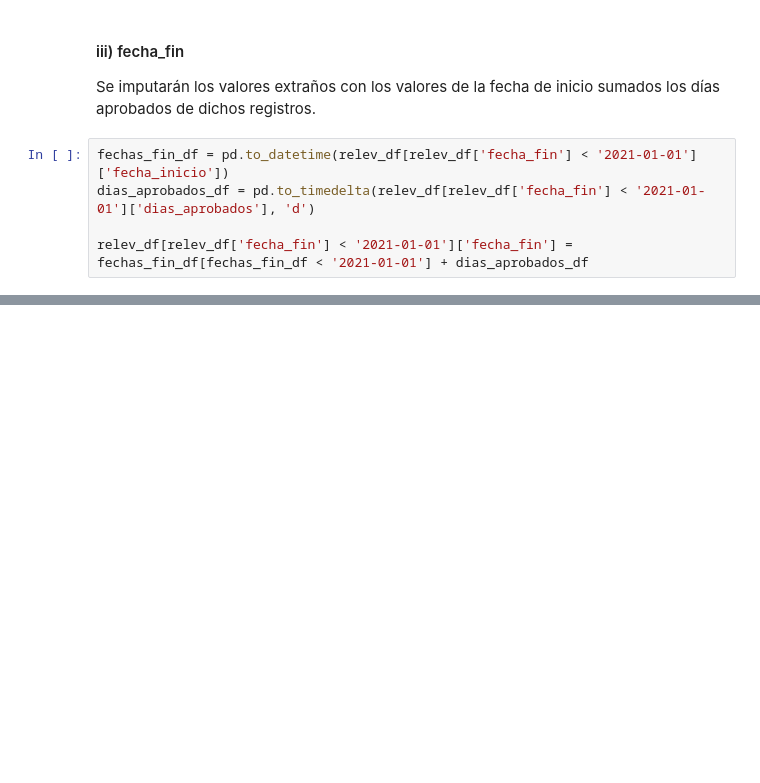
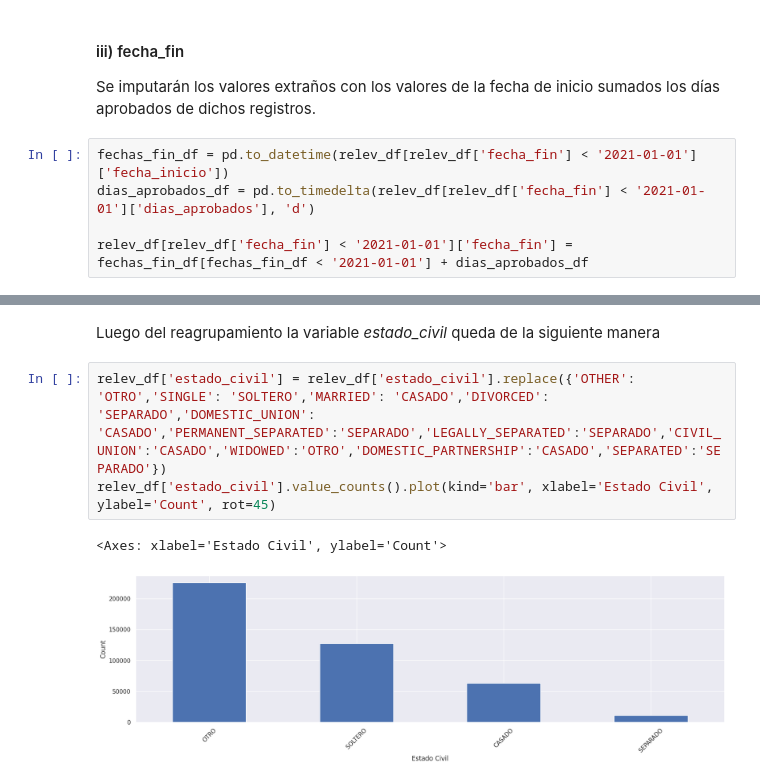
Before and after one commit to grabyc/diplodatos-mentoria, a Jupyter notebook: TP02/TP02_Consignas.ipynb, the cells around one changed output, grey strips where cells are left out. Drawn from its saved outputs; the diff is of its cells as text; blank space fills up the shorter version.

```diff
--- a/TP02/TP02_Consignas.ipynb
+++ b/TP02/TP02_Consignas.ipynb
@@ -544,0 +557,8 @@ dtype: int64
+# %% [markdown]
+Luego del reagrupamiento la variable *estado_civil* queda de la siguiente manera
+# %%
+relev_df['estado_civil'] = relev_df['estado_civil'].replace({'OTHER': 'OTRO','SINGLE': 'SOLTERO','MARRIED': 'CASADO','DIVORCED': 'SEPARADO','DOMESTIC_UNION': 'CASADO','PERMANENT_SEPARATED':'SEPARADO','LEGALLY_SEPARATED':'SEPARADO','CIVIL_UNION':'CASADO','WIDOWED':'OTRO','DOMESTIC_PARTNERSHIP':'CASADO','SEPARATED':'SEPARADO'})
+relev_df['estado_civil'].value_counts().plot(kind='bar', xlabel='Estado Civil', ylabel='Count', rot=45)
+# %% [output]
+<Axes: xlabel='Estado Civil', ylabel='Count'>
+[figure, added]
```
Also changed, not shown: parts of 17 cells of this notebook.
